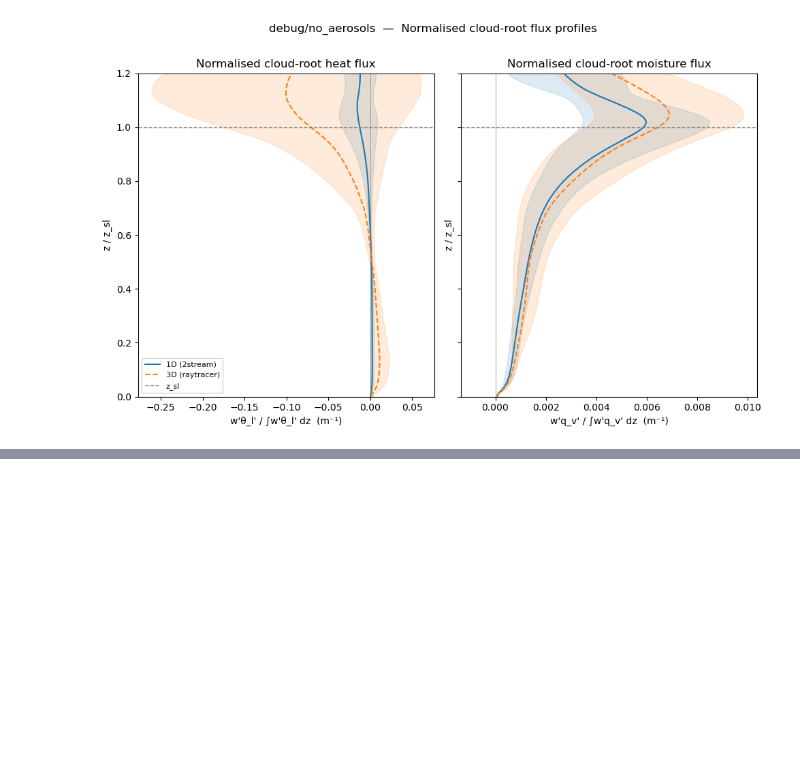
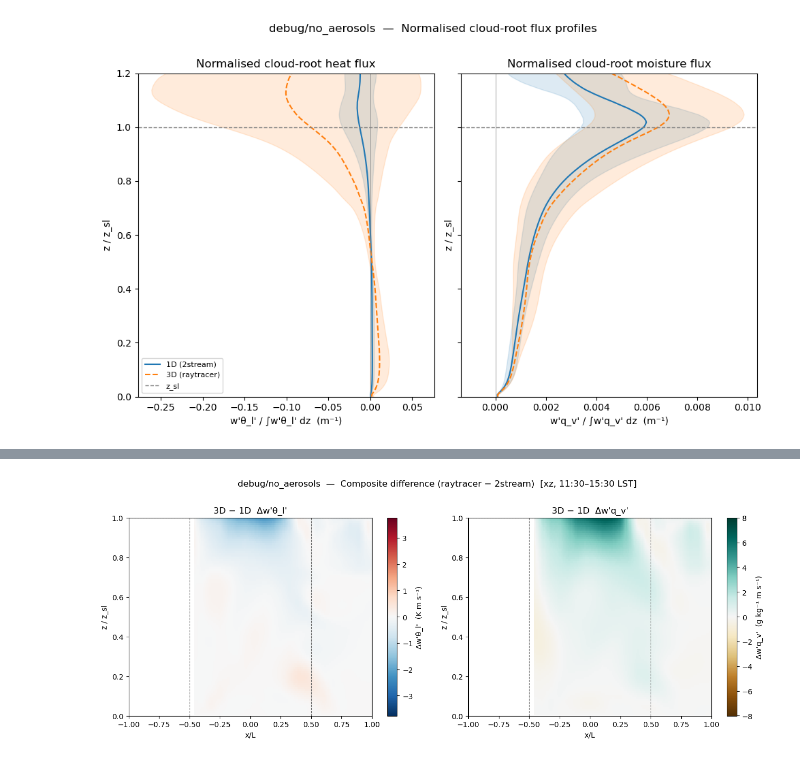
Before and after one commit to magpowell/microhh, a Jupyter notebook: cases/cass/analysis/cloud_roots.ipynb, the cells around one changed output, grey strips where cells are left out. Cells and saved outputs as stored; diff of their text form; code cells hidden in the pictures; blank space fills up the shorter version.

```diff
--- a/cases/cass/analysis/cloud_roots.ipynb
+++ b/cases/cass/analysis/cloud_roots.ipynb
@@ -259,0 +239,39 @@ Computing normalised profiles for raytracer (13 dump times)...
+# %%
+# ── 3.3b  Difference composite: raytracer − 2stream ──────────────────────────
+# Shows where 3D RT shifts the composite turbulent structure
+if (_available.get("2stream") is not None
+        and _available.get("raytracer") is not None):
+
+    fig, axes = plt.subplots(1, 2, figsize=(13, 5))
+    ax_l, ax_r = axes
+
+    for var, ax, cmap, label in [
+        ("w_thl_mean", ax_l, "RdBu_r", "Δw'θ_l'  (K m s⁻¹)"),
+        ("w_qv_mean",  ax_r, "BrBG",   "Δw'q_v'  (g kg⁻¹ m s⁻¹)"),
+    ]:
+        diff = (_available["raytracer"][var].values
+                - _available["2stream"][var].values)
+        vmax = float(np.nanpercentile(np.abs(diff), 98))
+        xL   = _available["2stream"].xL.values
+        z_nd = _available["2stream"].z_nd.values
+        pcm  = ax.pcolormesh(xL, z_nd, diff, cmap=cmap, shading="auto",
+                             vmin=-vmax, vmax=vmax)
+        plt.colorbar(pcm, ax=ax, label=label)
+        ax.axvline(-0.5, color="0.4", lw=0.8, ls="--")
+        ax.axvline( 0.5, color="0.4", lw=0.8, ls="--")
+        ax.axhline( 1.0, color="0.4", lw=0.8, ls=":")
+        ax.set_xlabel("x/L");  ax.set_ylabel("z / z_sl")
+        ax.set_xlim(-1, 1);    ax.set_ylim(0, 1.0)
+        ax.set_title(f"3D − 1D  {label.split('(')[0].strip()}")
+
+    plt.suptitle(
+        f"{rs.name}  —  Composite difference (raytracer − 2stream)  "
+        f"[{ORIENT}, 11:30–15:30 LST]",
+        y=1.01,
+    )
+    plt.tight_layout()
+    plt.show()
+else:
+    print("Need both 2stream and raytracer composites to compute difference.")
+# %% [output]
+[figure, added]
```
Also changed, not shown: parts of 11 cells of this notebook, 10 other files.
